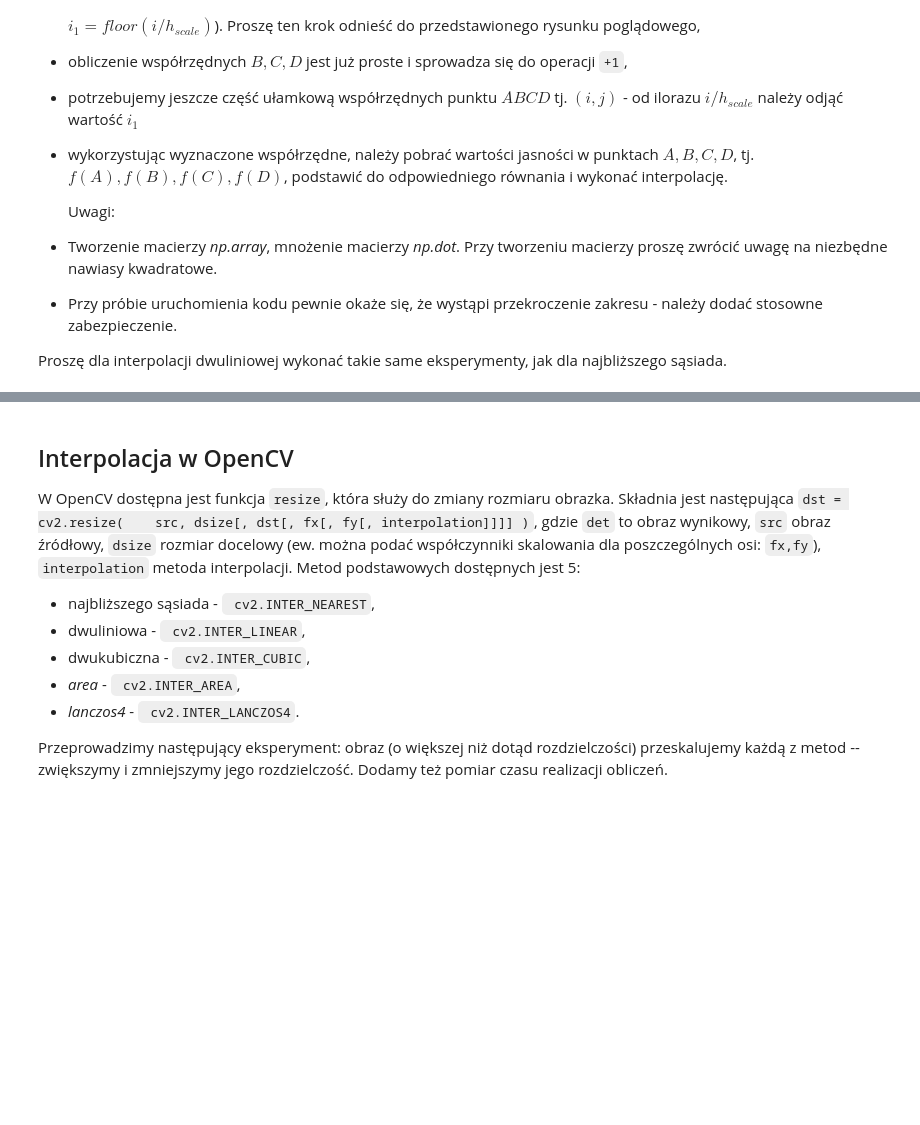
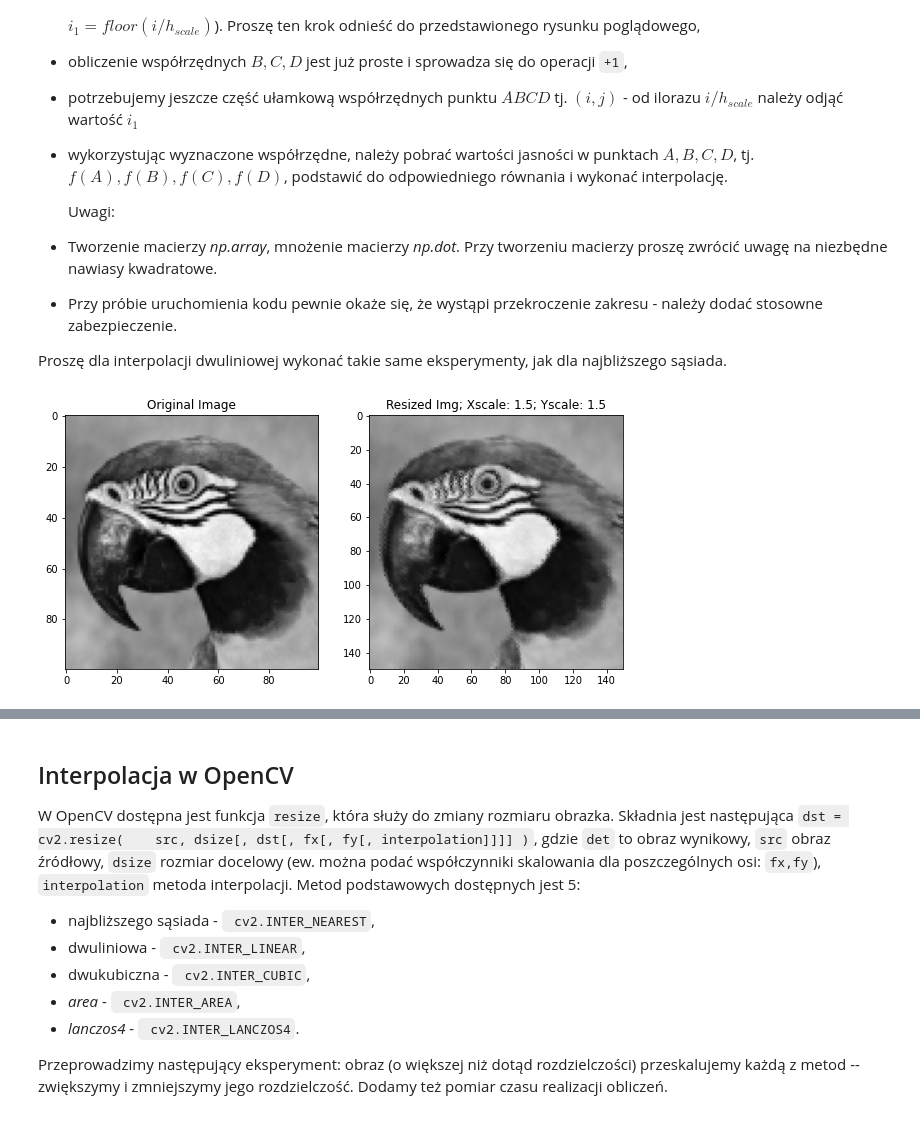
Before and after one commit to djmmatracki/ComputerVision, a Jupyter notebook: Resolution/05_resolution.ipynb, the cells around one changed output, grey strips where cells are left out. Cells and saved outputs as stored; diff of their text form; code cells hidden in the pictures; blank space fills up the shorter version.

```diff
--- a/Resolution/05_resolution.ipynb
+++ b/Resolution/05_resolution.ipynb
@@ -234,2 +293,5 @@ Proszę dla interpolacji dwuliniowej wykonać takie same eksperymenty, jak dla
 # %%
-# TODO: Do samodzielnej implemetantacji
+#TODO Do samodzielnej implementacji
+BilinearInterpolationPlot(I, 1.5, 1.5)
+# %% [output]
+[figure, added]
```
Also changed, not shown: parts of 8 cells of this notebook.
